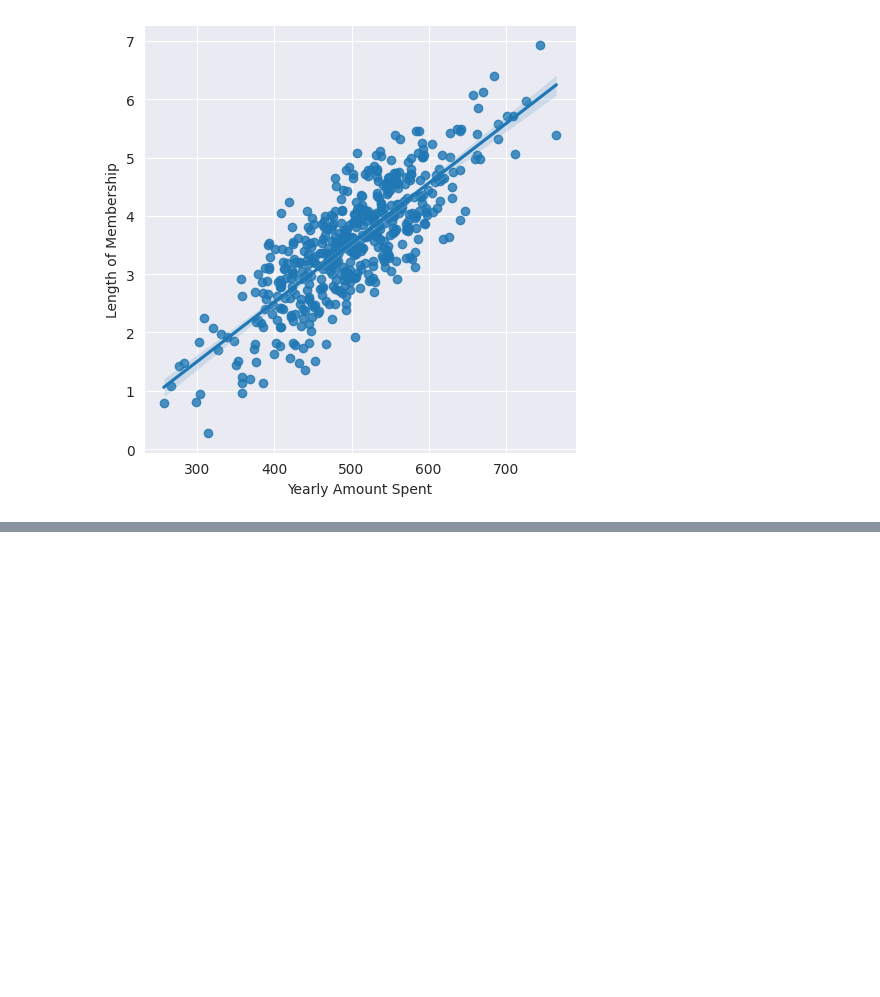
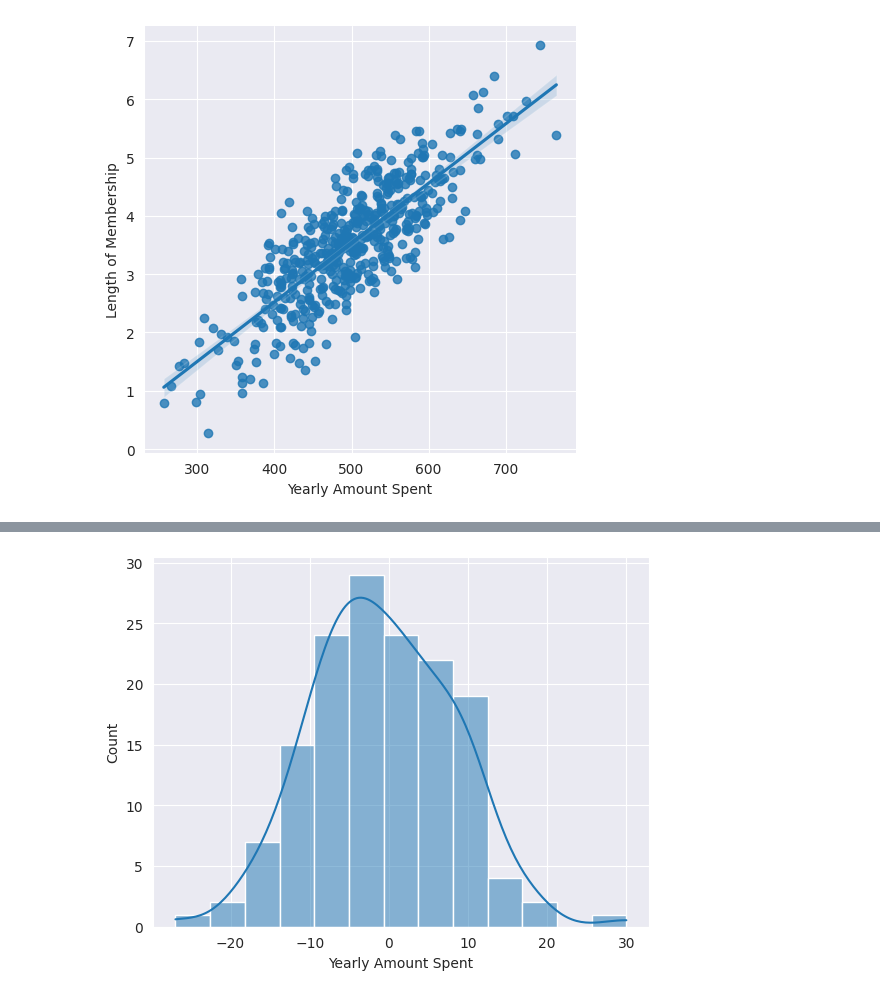
Before and after one commit to Sayeed843/Machine-Learning-Algorithms-, a Jupyter notebook: Linear Regression/project.ipynb, the cells around one changed output, grey strips where cells are left out. Cells and saved outputs as stored; diff of their text form; code cells hidden in the pictures; blank space fills up the shorter version.

```diff
--- a/Linear Regression/project.ipynb
+++ b/Linear Regression/project.ipynb
@@ -118,0 +308,5 @@ plt.show()
+# %%
+sns.histplot(y_test-predictions, kde=True)
+plt.show()
+# %% [output]
+[figure, added]
```
Also changed, not shown: parts of 36 cells of this notebook, 1 other file.
